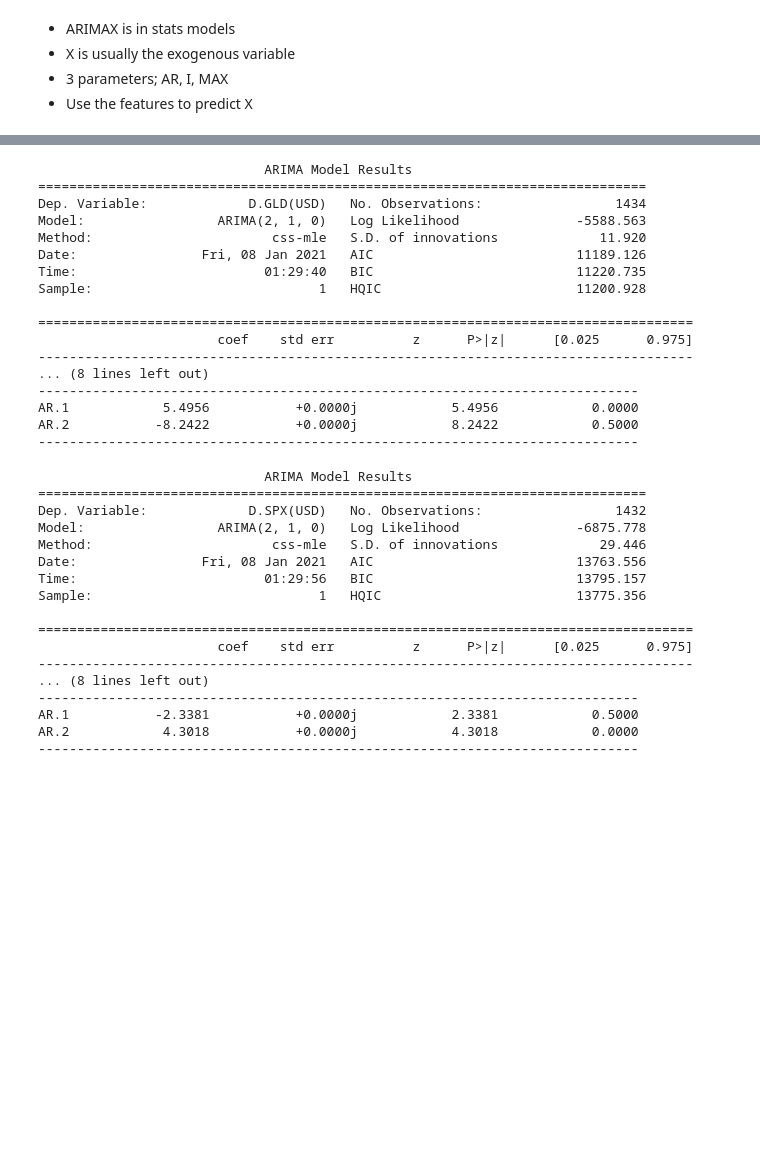
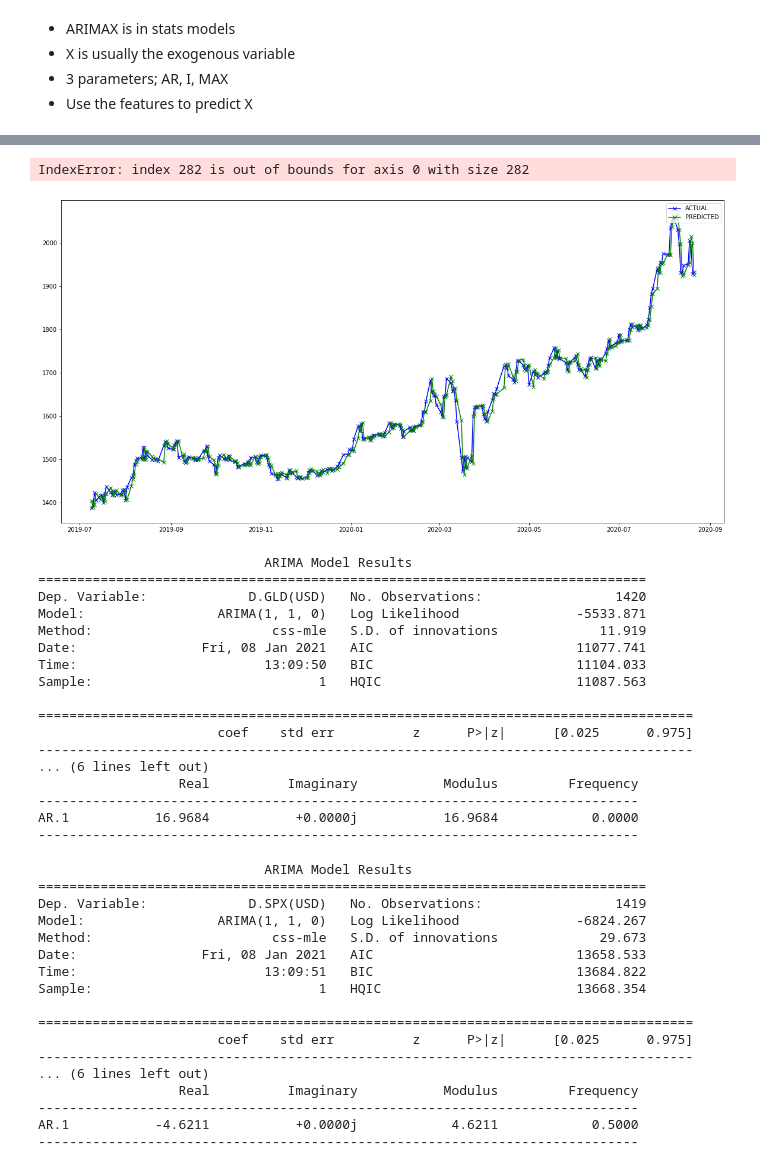
Before and after one commit to Shane-McCallum/ARIMAX-Gold-and-S-P500-Time-Series, a Jupyter notebook: THE WORK BOOK.ipynb, the cells around one changed output, grey strips where cells are left out. Cells and saved outputs as stored; diff of their text form; code cells hidden in the pictures; blank space fills up the shorter version.

```diff
--- a/THE WORK BOOK.ipynb
+++ b/THE WORK BOOK.ipynb
@@ -727,50 +700,83 @@ ValueError: x and y must have same first dimension, but have shapes (289,) and (
+# %%
+# For predicting from grid search cv
+history = [x for x in train]
+his_u = ex_train
+predictions = list()
+data=list()
+test_index = list()
+for t in range(len(ex_test)):
+    model_arimax = ARIMA(endog = history,exog=his_u, order=(3, 1, 2)).fit(disp=0)
+    output = model_arimax.forecast(steps=1, exog=ex_test.iloc[[t]])
+    yhat = output[0]
+    predictions.append(yhat)
+    history.append(test[t])
+    test_index.append(t)
+    his_u = ex_train.append(ex_test.iloc[test_index])
+    data.append([date_test[t], test[t], yhat])
+
+RMSE = (mean_squared_error(test, predictions))**0.5
+arima_results = pd.DataFrame(data,columns=['Period','Actual Price', 'Predicted Price'],dtype=float)
+print('Test RMSE: %.3f' % RMSE)
+# %% [output]
+IndexError: index 282 is out of bounds for axis 0 with size 282
+# %%
+# plot
+plt.rcParams['figure.figsize'] = (20,10)
+plt.plot(date_test[:], test, color='Blue', label='ACTUAL', marker='x')
+plt.plot(date_test[:], predictions, color='green', label='PREDICTED', marker='x')
+plt.legend(loc='upper right')
+plt.show()
+arimax_pred = predictions
+arimax_RMSE = RMSE
+# %% [output]
+[figure, added]
 # %%
 maindf['SPX_lag']=maindf['diffSPX'].shift()
 maindf.dropna(inplace=True)
-model3=sm.tsa.ARIMA(endog=maindf['GLD(USD)'], exog=maindf[['SPX(USD)','SPX_lag']], order=[2,1,0])
+model3=sm.tsa.ARIMA(endog=maindf['GLD(USD)'], exog=maindf[['SPX(USD)','SPX_lag']], order=[1,1,0])
 results3=model3.fit()
 print(results3.summary())
 # %% [output]
                              ARIMA Model Results
 ==============================================================================
-Dep. Variable:             D.GLD(USD)   No. Observations:                 1434
-Model:                 ARIMA(2, 1, 0)   Log Likelihood               -5588.563
-Method:                       css-mle   S.D. of innovations             11.920
-Date:                Fri, 08 Jan 2021   AIC                          11189.126
-Time:                        01:29:40   BIC                          11220.735
-Sample:                             1   HQIC                         11200.928
+Dep. Variable:             D.GLD(USD)   No. Observations:                 1420
+Model:                 ARIMA(1, 1, 0)   Log Likelihood               -5533.871
+Method:                       css-mle   S.D. of innovations             11.919
+Date:                Fri, 08 Jan 2021   AIC                          11077.741
+Time:                        13:09:50   BIC                          11104.033
+Sample:                             1   HQIC                         11087.563
 
 ====================================================================================
                        coef    std err          z      P>|z|      [0.025      0.975]
 ------------------------------------------------------------------------------------
-... (8 lines left out)
+... (6 lines left out)
+                  Real          Imaginary           Modulus         Frequency
 -----------------------------------------------------------------------------
-AR.1            5.4956           +0.0000j            5.4956            0.0000
-AR.2           -8.2422           +0.0000j            8.2422            0.5000
+AR.1           16.9684           +0.0000j           16.9684            0.0000
 -----------------------------------------------------------------------------
 # %%
 maindf['GLD_lag']=maindf['diffGLD'].shift()
 maindf.dropna(inplace=True)
-model3=sm.tsa.ARIMA(endog=maindf['SPX(USD)'], exog=maindf[['GLD(USD)','GLD_lag']], order=[2,1,0])
+model3=sm.tsa.ARIMA(endog=maindf['SPX(USD)'], exog=maindf[['GLD(USD)','GLD_lag']], order=[1,1,0])
 results3=model3.fit()
 print(results3.summary())
 # %% [output]
                              ARIMA Model Results
 ==============================================================================
-Dep. Variable:             D.SPX(USD)   No. Observations:                 1432
-Model:                 ARIMA(2, 1, 0)   Log Likelihood               -6875.778
-Method:                       css-mle   S.D. of innovations             29.446
-Date:                Fri, 08 Jan 2021   AIC                          13763.556
-Time:                        01:29:56   BIC                          13795.157
-Sample:                             1   HQIC                         13775.356
+Dep. Variable:             D.SPX(USD)   No. Observations:                 1419
+Model:                 ARIMA(1, 1, 0)   Log Likelihood               -6824.267
+Method:                       css-mle   S.D. of innovations             29.673
+Date:                Fri, 08 Jan 2021   AIC                          13658.533
+Time:                        13:09:51   BIC                          13684.822
+Sample:                             1   HQIC                         13668.354
 
 ====================================================================================
                        coef    std err          z      P>|z|      [0.025      0.975]
 ------------------------------------------------------------------------------------
-... (8 lines left out)
+... (6 lines left out)
+                  Real          Imaginary           Modulus         Frequency
 -----------------------------------------------------------------------------
-AR.1           -2.3381           +0.0000j            2.3381            0.5000
-AR.2            4.3018           +0.0000j            4.3018            0.0000
+AR.1           -4.6211           +0.0000j            4.6211            0.5000
 -----------------------------------------------------------------------------
 # %%
 
```
Also changed, not shown: parts of 20 cells of this notebook.
